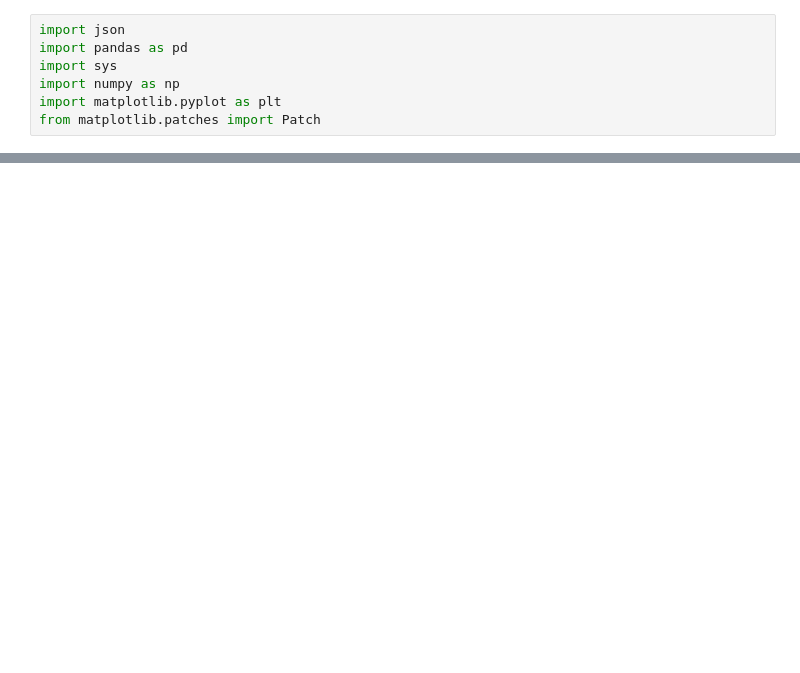
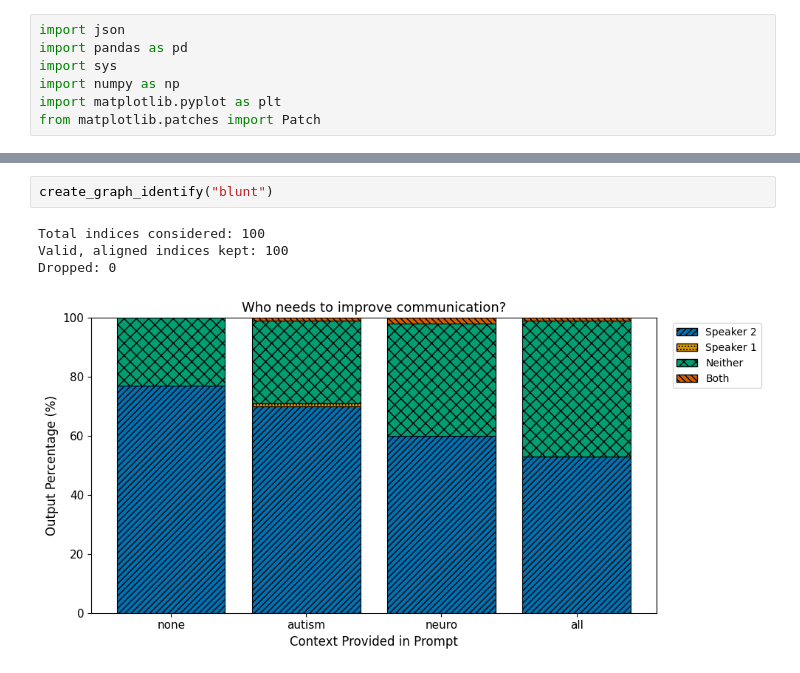
Before and after one commit to rukhshan23/llm-bias, a Jupyter notebook: all_graphs/figs.ipynb, the cells around one changed output, grey strips where cells are left out. Drawn from its saved outputs; the diff is of its cells as text; blank space fills up the shorter version.

```diff
--- a/all_graphs/figs.ipynb
+++ b/all_graphs/figs.ipynb
@@ -126,0 +124,7 @@ plt.show()
+# %%
+create_graph_identify("blunt")
+# %% [output]
+Total indices considered: 100
+Valid, aligned indices kept: 100
+Dropped: 0
+[figure, added]
```
Also changed, not shown: parts of 14 cells of this notebook.
